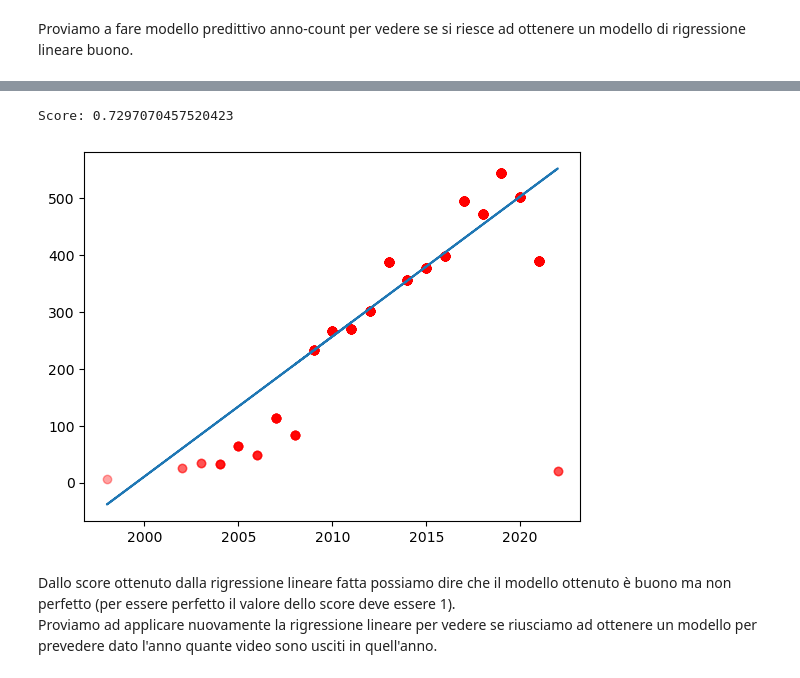
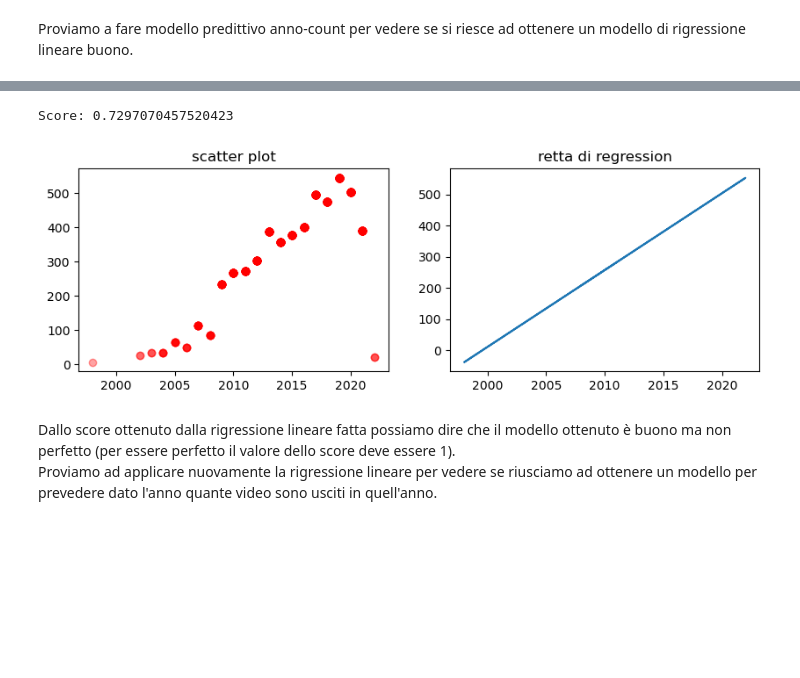
Before and after one commit to InKeaton/DataTed, a Jupyter notebook: data_ted_neo.ipynb, the cells around one changed output, grey strips where cells are left out. Drawn from its saved outputs; the diff is of its cells as text; code cells hidden in the pictures; blank space fills up the shorter version.

```diff
--- a/data_ted_neo.ipynb
+++ b/data_ted_neo.ipynb
@@ -190,6 +212,9 @@ def RMSE(valid, pred_valid):
 quantize_views = ['<10K',  '10K-100K', '100K-500K', '500K-1M', '1M-20M', '>20M'  ]
 #quantizzazione dei likes
 quantize_likes = ['<10K',  '10K-100K', '100K-500K', '500K-1M', '>1M'             ]
+#lista dei tag
+tag            = ["climate","COVID","health","war","AI","like","love",
+                  "brain","life","science","culture","data","music" ]
 # %% [markdown]
 ---
 # %% [markdown]
@@ -221,7 +248,9 @@ memory usage: 255.1+ KB
 # %%
-
-for x in range(len(tag_list)):
-    daTed.loc[daTed['title'].str.contains(tag_list[x]), 'tag'] = tag_list[x]
-
-daTed['tag'].value_counts()
+daTed["tag"] = "nontrovato"
+daTed["id_tag"] = -1
+for x in range(len(tag)):
+    daTed.loc[daTed["title"].str.contains(tag[x]), "tag"] = tag[x]
+    daTed.loc[daTed["title"].str.contains(tag[x]), "id_tag"] = x
+print("Numero dei ted talk trovati relativi ai tag")
+daTed["tag"].value_counts()
 # %% [output]
@@ -482,3 +524,10 @@ Valore test:  -21.077293499579977
 P-value:  2.491473733761848e-66
 # %% [markdown]
 Come si può notare dai risultati ottenuti dai ttest svolti, si può vedere come, a meno del caso dei TED degli anni: 2007,2013, 2015 non possiamo rifiutare il caso della ipotesi nulla (in quanto negli altri casi in cui è possibile fare il ttest ci vengono fuori dei p-value che sono maggiori del nostro livello di significatività che è di 0.05).<br>
+# %%
+print("Media di tutto il dataset", daTed['views'].mean())
+
+for x in range(len(quantize_years)):
+    campione =  len(daTed.loc[daTed["date_year"] == quantize_years[x]])
+    if( (campione > 30) and (popolazione > campione*10) ):
+        print("Media anno", quantize_years[x], ": ", daTed.loc[daTed["date_year"] == quantize_years[x]]['views'].mean())
@@ -488,8 +561,8 @@ Si può vedere dalla stampa della varie medie dei dati qui seguente
 # %%
-print("Media di tutto il dataset", daTed['views'].mean())
+popolazione = len(daTed)
 
-for x in range(len(quantize_years)):
-    campione =  len(daTed.loc[daTed["date_year"] == quantize_years[x]])
+for x in range(len(tag)):
+    campione =  len(daTed.loc[daTed["tag"] == tag[x]])
     if( (campione > 30) and (popolazione > campione*10) ):
-        print("Media anno", quantize_years[x], ": ", daTed.loc[daTed["date_year"] == quantize_years[x]]['views'].mean())
+            print_ttest_1samp(daTed.loc[daTed["tag"] == tag[x]], daTed, "views", tag[x])
 # %% [output]
@@ -550,21 +621,27 @@ daTed.head()
 # %%
 x = daTed[["date_year"]].values.astype(float)
 y = daTed["count_year"]
 x_train, x_valid, y_train, y_valid = train_test_split(x, y, test_size=0.2, random_state=1)
-
 regressor = LinearRegression()
-
 lin_reg = regressor.fit(x_train, y_train)
 
 print('Score:', lin_reg.score(x_valid, y_valid))
 
 y_hat = lin_reg.predict(x_valid)
+plt.figure(figsize=(10, 3))
+
+plt.subplot(1, 2, 1)
+plt.title("scatter plot")
+plt.scatter(x_valid,y_valid,c='r',alpha=0.2)
+
+plt.subplot(1, 2, 2)
+plt.title("retta di regression")
 plt.plot(x_valid,y_hat)
-plt.scatter(x_valid,y_valid,c='r',alpha=0.2)
+
 plt.show()
 # %% [output]
 Score: 0.7297070457520423
-[figure, old version]
+[figure, new version]
 # %% [markdown]
 Dallo score ottenuto dalla rigressione lineare fatta possiamo dire che il modello ottenuto è buono ma non perfetto (per essere perfetto il valore dello score deve essere 1).<br>
 Proviamo ad applicare nuovamente la rigressione lineare per vedere se riusciamo ad ottenere un modello per prevedere dato l'anno quante video sono usciti in quell'anno.
```
Also changed, not shown: parts of 35 cells of this notebook.
